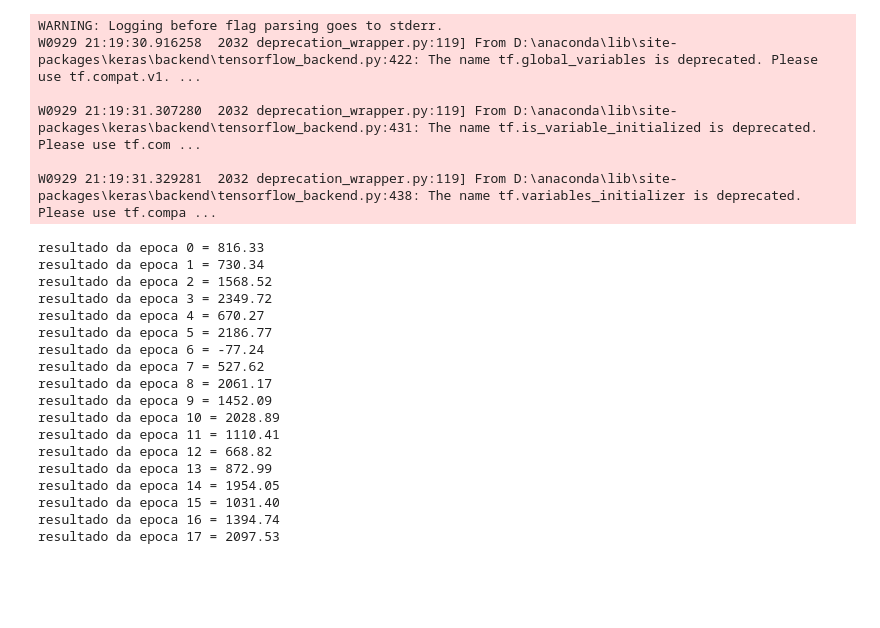
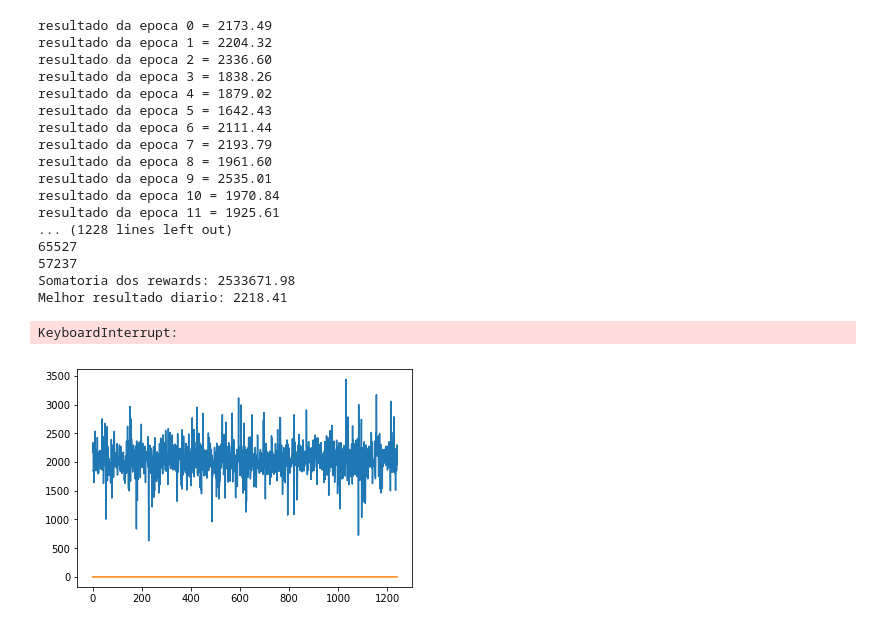
Before and after one commit to pigortekids/TCCgit, a Jupyter notebook: brunao/tensorflow_2.0/DQN_treino_1.ipynb, the cells around one changed output. Saved outputs shown, nothing was run; the diff lists cells and outputs as text; code cells hidden in the pictures; blank space fills up the shorter version.

Commit message:
pesos novos

```diff
--- a/brunao/tensorflow_2.0/DQN_treino_1.ipynb
+++ b/brunao/tensorflow_2.0/DQN_treino_1.ipynb
@@ -11,6 +10,6 @@ Using TensorFlow backend.
 # %%
 ##################### INICIALIZACAO DE VARIAVEIS ################################################
-index_arquivo = ['preco']#, 'hr_int', 'preco_pon', 'qnt_soma', 'max', 'min', 'IND', 'ISP'] #index do arquivo
+index_arquivo = ['preco', 'hr_int', 'preco_pon', 'qnt_soma', 'max', 'min', 'IND', 'ISP'] #index do arquivo
 steps = [] # 9h04 -> 17h50 a cada 5 segundos
 epocas = 10000 #quantidade de vezes que vai rodar todos os dias
 janela = 10 #janela de valores
@@ -20,9 +19,9 @@ n_neuronios = 216 #numero de neuronios da camada escondida
 n_saidas = 3 #nmero de saidas da rede (compra, vende, segura)
 custo = 1.06/2 #custo da operao
 melhor_reward = 0
-posicao_max = 100 #define variavel para normalizar a posicao
+posicao_max = 50 #define variavel para normalizar a posicao
 
-versao_arquivo = 2
+versao_arquivo = 1
 
 carregar_pesos = True
 carregar_epoca_epsilon = False
@@ -35,7 +34,7 @@ if carregar_epoca_epsilon:
     file.close()
 else:
     epsilon = 1.0 #valor de epsilon
-epsilon_min = 0.0001 #valor minimo de epsilon
+epsilon_min = 0.01 #valor minimo de epsilon
 epsilon_decay = (epsilon - epsilon_min) / (epocas - epoca_init) #o valor que vai retirado do epsilon por epoca
 
 rewards = [0] #variavel para guardar rewards
@@ -94,9 +88,9 @@ class DQNAgent:
         self.janela = janela
         self.n_variaveis = n_variaveis
         self.limpa_memoria()
-        self.gamma = 0.97       # discount rate
+        self.gamma = 0.90       # discount rate
         self.epsilon = epsilon  # exploration rate
-        self.learning_rate = 0.01
+        self.learning_rate = 0.001
         self.model = self.cria_modelo()
         self.model.summary()
 
@@ -220,6 +214,7 @@ def rodar_1dia(precos, custo, dia):
             ncont, valor, posicao, ncont_anterior = atuacao(precos['preco'][step], ncont, acao, custo, valor)
             if ( ncont_anterior != ncont ): #reward acumulado recebe reward instantaneo somente se houver lucro/prejuizo real
                 reward += posicao #soma reward
+                #print("acao: {0} reward: {1} hora: {2}".format(acao, reward, str(datetime.timedelta(seconds=hr[step]))))
 
         prox_precos = precos[ step + 1 : step + 2 ] #pega os proximos valores
         modelo.next_state = np.append(modelo.next_state, prox_precos) #adiciona variavel na variavel de proximo estado
@@ -234,66 +229,77 @@ def rodar_1dia(precos, custo, dia):
         melhor_reward = reward
     return reward #retorna o valor do reward
 
+dias_pos = 0
+dias_neg = 0
+
 def rodar_dias(precos, custo):
+    global dias_pos
+    global dias_neg
     sum_rewards = 0 #cria variavel de somatoria de recompensas
     for dia in range( 1, dias ): #loop de dias
         reward = rodar_1dia(precos, custo, dia)
         sum_rewards += reward #roda 1 dia e adiciona o total na variavel de somatoria
         #print("dia {0} de {1}: R$ {2:0.2f}".format(dia, dias, reward)) #mostra o resultado do dia
+        if reward>0:
+            dias_pos += 1
+        elif reward<0:
+            dias_neg += 1
     return sum_rewards
 # %%
 import time
 ##################################  MAIN  #########################################
 if __name__ == "__main__":
+    global dias_pos
+    global dias_neg
     sum_rewards_total = 0
-    modelo.epsilon = 0.05
+    modelo.epsilon = 0.01
     sr=[]
     try:
         if carregar_pesos:
             modelo.carrega_pesos('./pesos.h5')
         epoca_parou = epoca_init
         for epoca in range(epoca_init, epocas): #rodar uma quantidade de epocas
             #s=time.time()
             #print("epoca {0}\n".format(epoca)) #mostra que epoca vai rodar
             sum_rewards = rodar_dias(inputs, custo) #adiciona o resultado da epoca na somatoria
             sum_rewards_total += sum_rewards
             sr.append(sum_rewards)
             print("resultado da epoca {0} = {1:0.2f}".format(epoca, sum_rewards))
             epoca_parou += 1
+            if ((epoca % 200) == 0):
+                modelo.salva_pesos('./pesos.h5')
             #e=time.time()
             #print(e-s)
+            #modelo.epsilon -= epsilon_decay
     finally:
+        print(dias_pos)
+        print(dias_neg)
         modelo.salva_pesos('./pesos.h5')
         if carregar_epoca_epsilon:
             file = open("./epoca_epsilon.txt", "w")
             file.writelines("{0},{1}".format(epoca_parou, modelo.epsilon))
             file.close()
             print("parou na epoca {0} com epsilon {1}".format(epoca_parou, modelo.epsilon))
         print("Somatoria dos rewards: {0:0.2f}".format(sum_rewards_total))
         print("Melhor resultado diario: {0:0.2f}".format(melhor_reward))
         plt.plot(range(0, len(sr)), sr, range(0, len(sr)), np.zeros(len(sr))) #plota os valores de reward por epoca
 # %% [output]
-WARNING: Logging before flag parsing goes to stderr.
-W0929 21:19:30.916258  2032 deprecation_wrapper.py:119] From D:\anaconda\lib\site-packages\keras\backend\tensorflow_backend.py:422: The name tf.global_variables is deprecated. Please use tf.compat.v1. ...
-
-W0929 21:19:31.307280  2032 deprecation_wrapper.py:119] From D:\anaconda\lib\site-packages\keras\backend\tensorflow_backend.py:431: The name tf.is_variable_initialized is deprecated. Please use tf.com ...
-
-W0929 21:19:31.329281  2032 deprecation_wrapper.py:119] From D:\anaconda\lib\site-packages\keras\backend\tensorflow_backend.py:438: The name tf.variables_initializer is deprecated. Please use tf.compa ...
+resultado da epoca 0 = 2173.49
+resultado da epoca 1 = 2204.32
+resultado da epoca 2 = 2336.60
+resultado da epoca 3 = 1838.26
+resultado da epoca 4 = 1879.02
+resultado da epoca 5 = 1642.43
+resultado da epoca 6 = 2111.44
+resultado da epoca 7 = 2193.79
+resultado da epoca 8 = 1961.60
+resultado da epoca 9 = 2535.01
+resultado da epoca 10 = 1970.84
+resultado da epoca 11 = 1925.61
+... (1228 lines left out)
+65527
+57237
+Somatoria dos rewards: 2533671.98
+Melhor resultado diario: 2218.41
-resultado da epoca 0 = 816.33
-resultado da epoca 1 = 730.34
-resultado da epoca 2 = 1568.52
-resultado da epoca 3 = 2349.72
-resultado da epoca 4 = 670.27
-resultado da epoca 5 = 2186.77
-resultado da epoca 6 = -77.24
-resultado da epoca 7 = 527.62
-resultado da epoca 8 = 2061.17
-resultado da epoca 9 = 1452.09
-resultado da epoca 10 = 2028.89
-resultado da epoca 11 = 1110.41
-resultado da epoca 12 = 668.82
-resultado da epoca 13 = 872.99
-resultado da epoca 14 = 1954.05
-resultado da epoca 15 = 1031.40
-resultado da epoca 16 = 1394.74
-resultado da epoca 17 = 2097.53
+KeyboardInterrupt:
+[figure, added]
```
Also changed, not shown: parts of 3 cells of this notebook, 5 other files.
